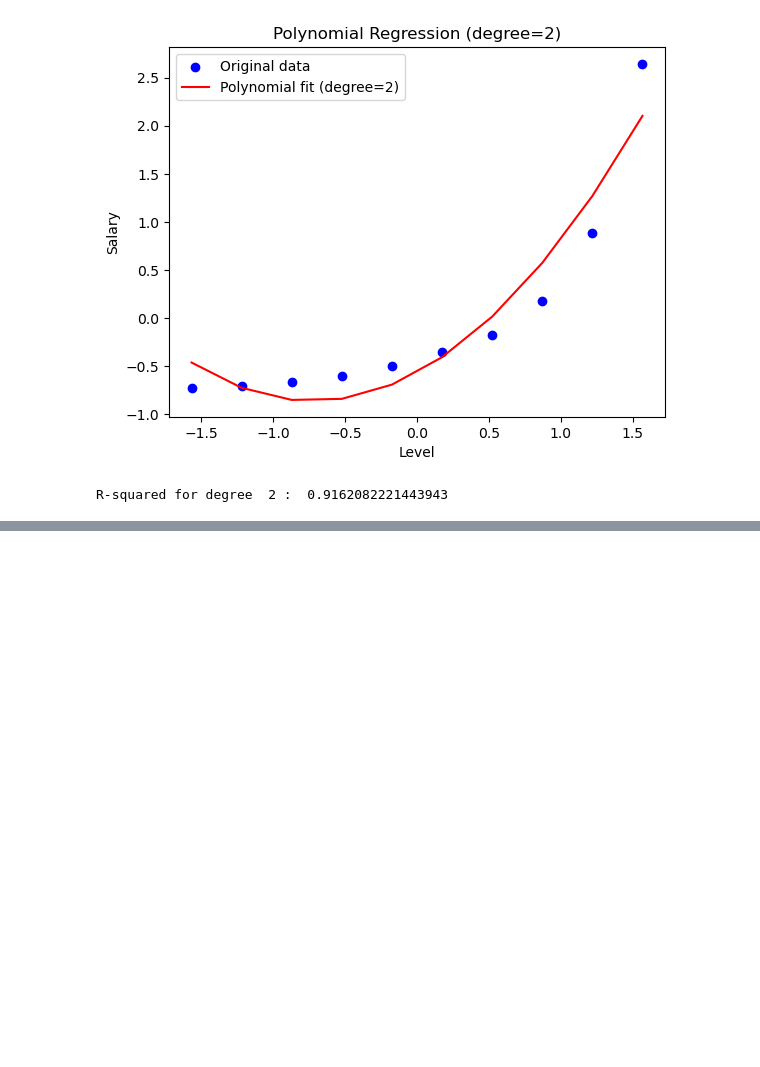
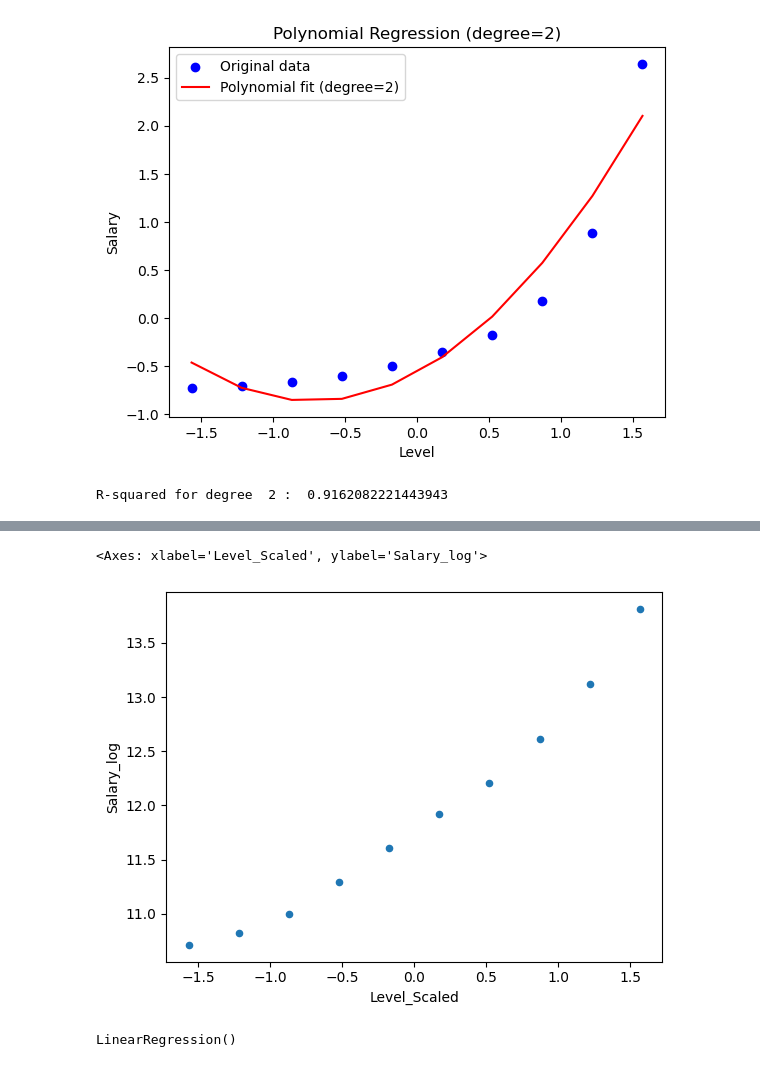
Before and after one commit to dbabichenko/python_for_data_and_analytics, a Jupyter notebook: Linear Regression/PolynomialRegressionExample.ipynb, the cells around one changed output, grey strips where cells are left out. Cells and saved outputs as stored; diff of their text form; code cells hidden in the pictures; blank space fills up the shorter version.

```diff
--- a/Linear Regression/PolynomialRegressionExample.ipynb
+++ b/Linear Regression/PolynomialRegressionExample.ipynb
@@ -184,2 +185,5 @@ R-squared for degree  6 :  0.9999494749253776
 R-squared for degree  7 :  0.9999770143729169
 ... (4 outputs left out)
+# %%
+data['Salary_log'] = data['Salary'].apply(lambda x: np.log(x))
+data.head()
@@ -185,0 +197,10 @@ R-squared for degree  7 :  0.9999770143729169
+# %%
+data.plot.scatter(x='Level_Scaled', y='Salary_log')
+# %% [output]
+<Axes: xlabel='Level_Scaled', ylabel='Salary_log'>
+[figure, added]
+# %%
+model = LinearRegression()
+model.fit(data[['Level_Scaled']].values, data['Salary_log'].values)
+# %% [output]
+LinearRegression()
```
Also changed, not shown: parts of 7 cells of this notebook, 2 other files.
